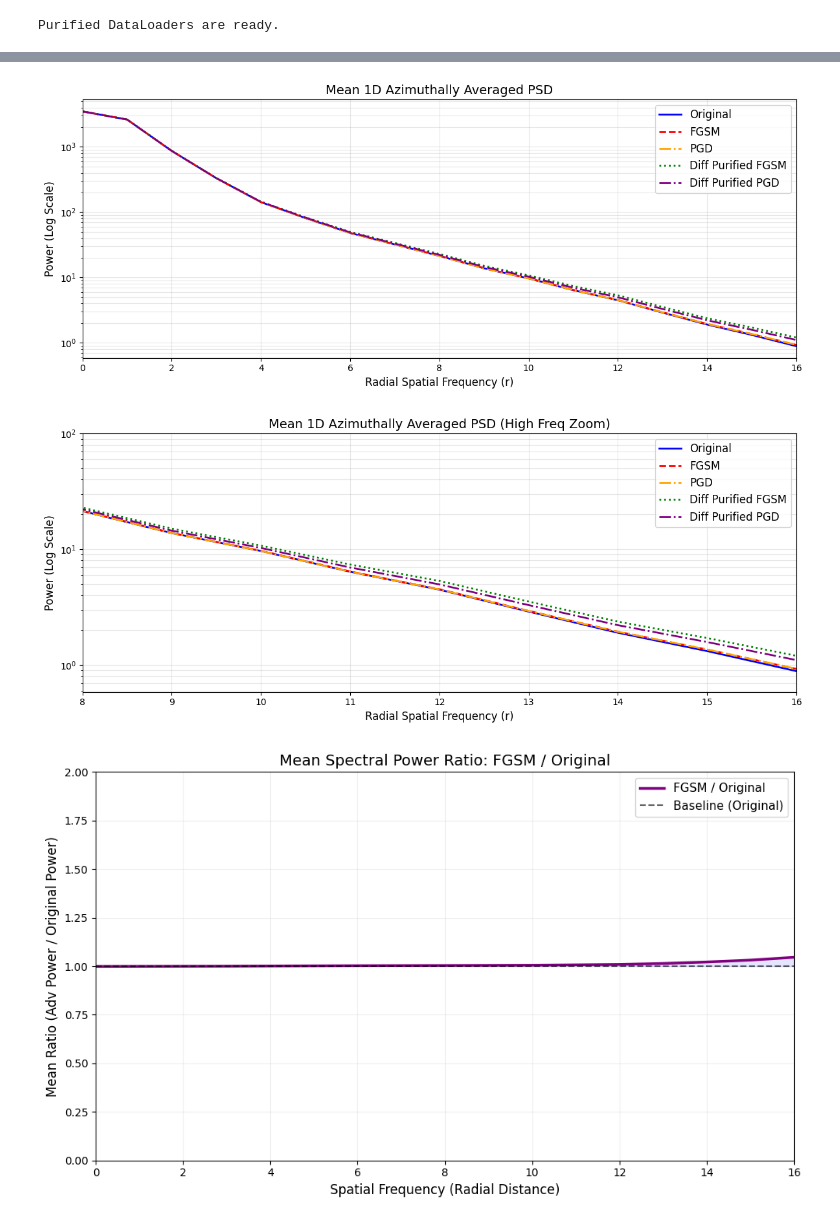
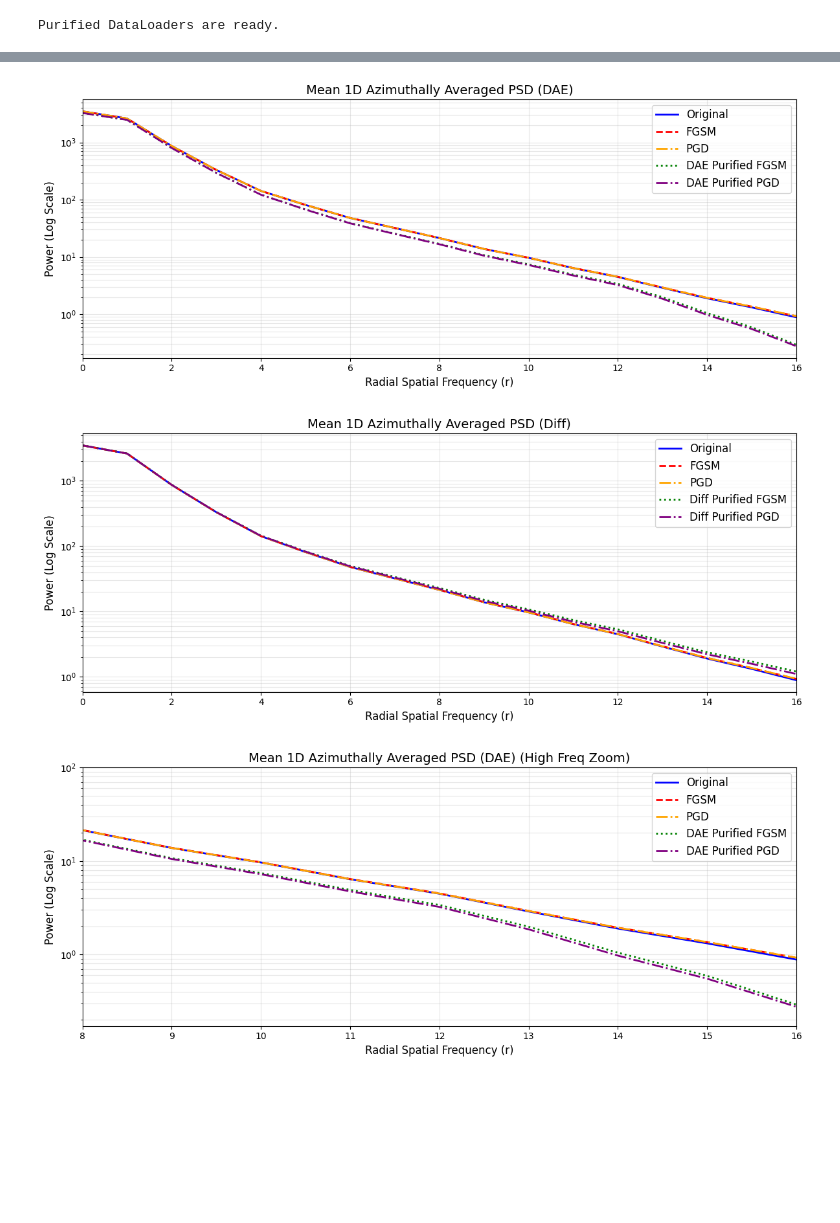
Before and after one commit to alpinedev51/gap, a Jupyter notebook: notebooks/spectral_analysis_cifar_10.ipynb, the cells around one changed output, grey strips where cells are left out. Cells and saved outputs as stored; diff of their text form; code cells hidden in the pictures; blank space fills up the shorter version.

Commit message:
cifar full analysis (with ddpm and dae)

```diff
--- a/notebooks/spectral_analysis_cifar_10.ipynb
+++ b/notebooks/spectral_analysis_cifar_10.ipynb
@@ -244,0 +345,3 @@ def diff_purify_dataset(dataloader, model, clf_model, device):
+# %%
+dae_purified_save_dir = "../datasets/clean/cifar10/dae"
+os.makedirs(dae_purified_save_dir, exist_ok=True)
@@ -244,0 +352,14 @@ def diff_purify_dataset(dataloader, model, clf_model, device):
+# %%
+dae_purified_fgsm_data_dict = torch.load(
+    os.path.join(dae_purified_save_dir, "cifar10_purified_fgsm.pt"), weights_only=True
+)
+dae_purified_fgsm_dataset = TensorDataset(dae_purified_fgsm_data_dict["images"], dae_purified_fgsm_data_dict["labels"])
+dae_purified_fgsm_loader = DataLoader(dae_purified_fgsm_dataset, batch_size=128, shuffle=False)
+
+dae_purified_pgd_data_dict = torch.load(
+    os.path.join(dae_purified_save_dir, "cifar10_purified_pgd.pt"), weights_only=True
+)
+dae_purified_pgd_dataset = TensorDataset(dae_purified_pgd_data_dict["images"], dae_purified_pgd_data_dict["labels"])
+dae_purified_pgd_loader = DataLoader(dae_purified_pgd_dataset, batch_size=128, shuffle=False)
+
+print("Purified DataLoaders (DAE) are ready.")
@@ -323,6 +454,8 @@ ROC-AUC:   0.9710
 original_images, _ = original_loader.dataset.tensors
 fgsm_images, _ = fgsm_loader.dataset.tensors
 pgd_images, _ = pgd_loader.dataset.tensors
+dae_purified_fgsm_images, _ = dae_purified_fgsm_loader.dataset.tensors
+dae_purified_pgd_images, _ = dae_purified_pgd_loader.dataset.tensors
 diff_purified_fgsm_images, _ = diff_purified_fgsm_loader.dataset.tensors
 diff_purified_pgd_images, _ = diff_purified_pgd_loader.dataset.tensors
 
@@ -333,6 +466,8 @@ analyzer = SpectralAnalyzer(spatial_shape=(32, 32), device=device)
 analyzer.plot_2d(original_images, title="Mean 2D Log PSD - Original")
 analyzer.plot_2d(fgsm_images, title="Mean 2D Log PSD - FGSM")
 analyzer.plot_2d(pgd_images, title="Mean 2D Log PSD - PGD")
+analyzer.plot_2d(dae_purified_fgsm_images, title="Mean 2D Log PSD - DAE Purified FGSM")
+analyzer.plot_2d(dae_purified_pgd_images, title="Mean 2D Log PSD - DAE Purified PGD")
 analyzer.plot_2d(diff_purified_fgsm_images, title="Mean 2D Log PSD - Diff Purified FGSM")
 analyzer.plot_2d(diff_purified_pgd_images, title="Mean 2D Log PSD - Diff Purified PGD")
 # %% [output]
@@ -344,16 +481,14 @@ analyzer.plot_2d(diff_purified_pgd_images, title="Mean 2D Log PSD - Diff Purifie
 # %%
 # Compare their 1D profiles on the same plot
-image_label_dict = {"Original": original_images, "FGSM": fgsm_images, "PGD": pgd_images, "Diff Purified FGSM": diff_purified_fgsm_images, "Diff Purified PGD": diff_purified_pgd_images}
-analyzer.plot_1d(image_label_dict)
+dae_image_label_dict = {"Original": original_images, "FGSM": fgsm_images, "PGD": pgd_images, "DAE Purified FGSM": dae_purified_fgsm_images, "DAE Purified PGD": dae_purified_pgd_images}
+diff_image_label_dict = {"Original": original_images, "FGSM": fgsm_images, "PGD": pgd_images, "Diff Purified FGSM": diff_purified_fgsm_images, "Diff Purified PGD": diff_purified_pgd_images}
+analyzer.plot_1d(dae_image_label_dict, title="Mean 1D Azimuthally Averaged PSD (DAE)")
+analyzer.plot_1d(diff_image_label_dict, title="Mean 1D Azimuthally Averaged PSD (Diff)")
 
 # Compare their 1D profiles on the same plot
-analyzer.plot_1d(
-    image_label_dict, zoom_high_freq=True
-)
-
-analyzer.plot_1d_ratio(original_images, fgsm_images, diff_purified_fgsm_images, label_21="FGSM / Original", label_31="Diff Purified FGSM / Original")
-analyzer.plot_1d_ratio(original_images, pgd_images, diff_purified_pgd_images, label_21="PGD / Original", label_31="Diff Purified PGD / Original")
+analyzer.plot_1d(dae_image_label_dict, title="Mean 1D Azimuthally Averaged PSD (DAE)", zoom_high_freq=True)
+analyzer.plot_1d(diff_image_label_dict, title="Mean 1D Azimuthally Averaged PSD (Diff)", zoom_high_freq=True )
 # %% [output]
-[figure, old version]
+[figure, new version]
-[figure, old version]
+[figure, new version]
-[figure, old version]
+[figure, new version]
```
Also changed, not shown: parts of 18 cells of this notebook, 2 other files.
